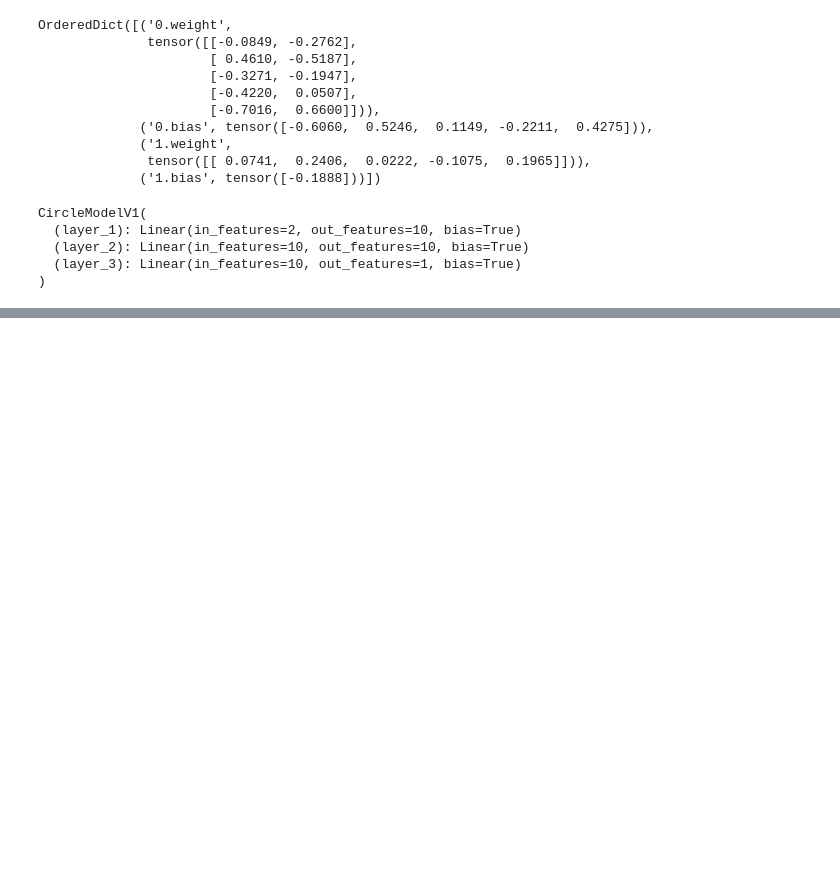
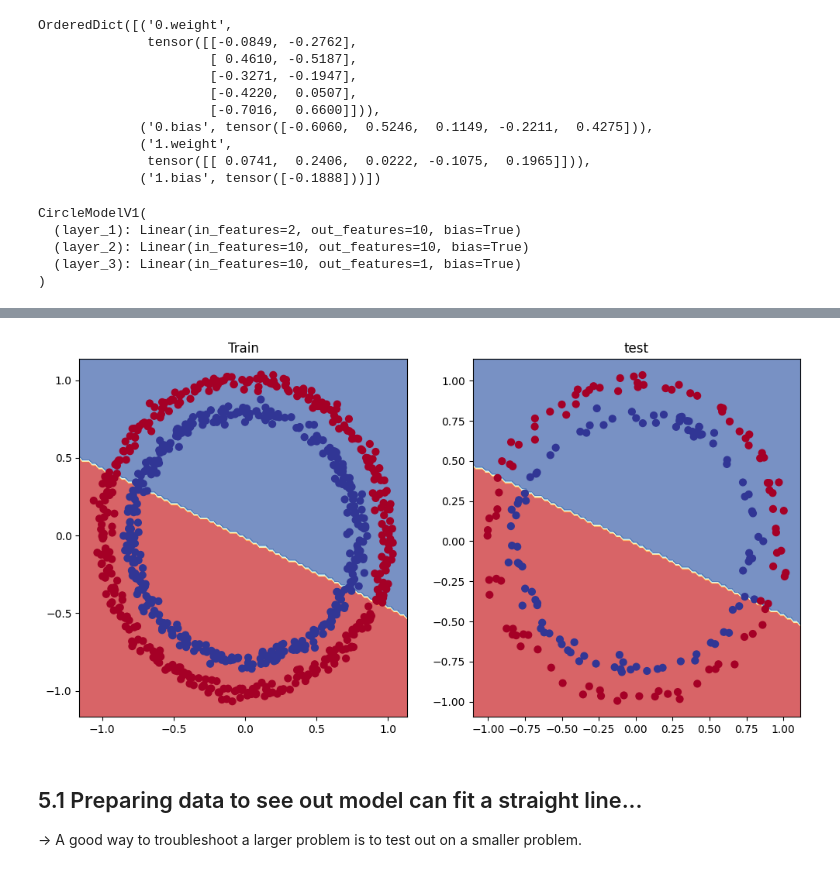
Before and after one commit to uzair011/PyTorch-fndmntl, a Jupyter notebook: 02_PyTorch_Neural_Network_Classification.ipynb, the cells around one changed output, grey strips where cells are left out. Saved outputs shown, nothing was run; the diff lists cells and outputs as text; code cells hidden in the pictures; blank space fills up the shorter version.

```diff
--- a/02_PyTorch_Neural_Network_Classification.ipynb
+++ b/02_PyTorch_Neural_Network_Classification.ipynb
@@ -667,13 +668,19 @@ Epoch = 900 | Loss = 0.69298 Accuracy = 51.000000% | Test Loss = 0.69468 Test_ac
 # %%
 # Plot decision boundary of the model
 
 import matplotlib.pyplot as plt
 
 plt.figure(figsize=(12, 6))
 plt.subplot(1, 2, 1)
 plt.title("Train")
-plot_decision_boundary(model_0, X_train, y_train)
+plot_decision_boundary(model_1, X_train, y_train)
 
 plt.subplot(1, 2, 2)
 plt.title("test")
-plot_decision_boundary(model_0, X_test, y_test)
+plot_decision_boundary(model_1, X_test, y_test)
+# %% [output]
+[figure, added]
+# %% [markdown]
+## 5.1 Preparing data to see out model can fit a straight line...
+
+-> A good way to troubleshoot a larger problem is to test out on a smaller problem.
```
Also changed, not shown: parts of 11 cells of this notebook.
